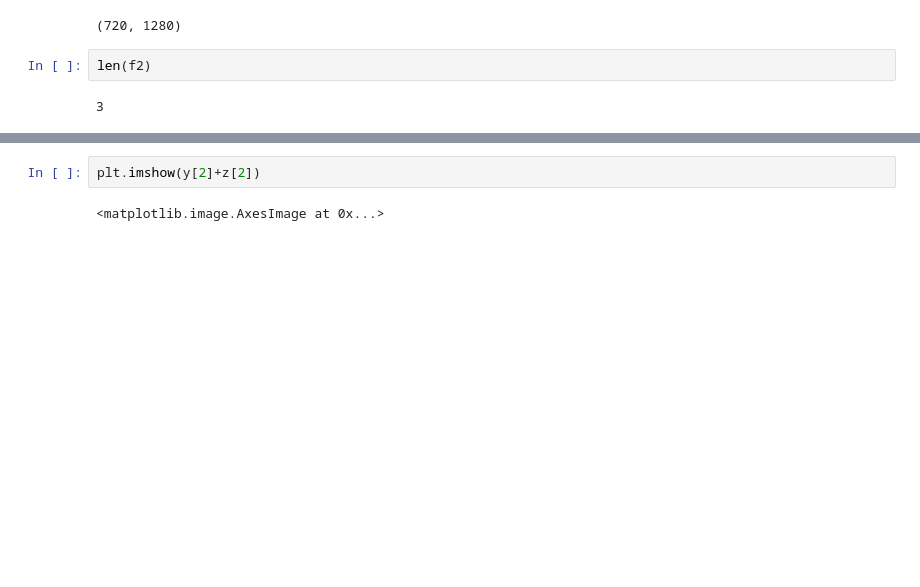
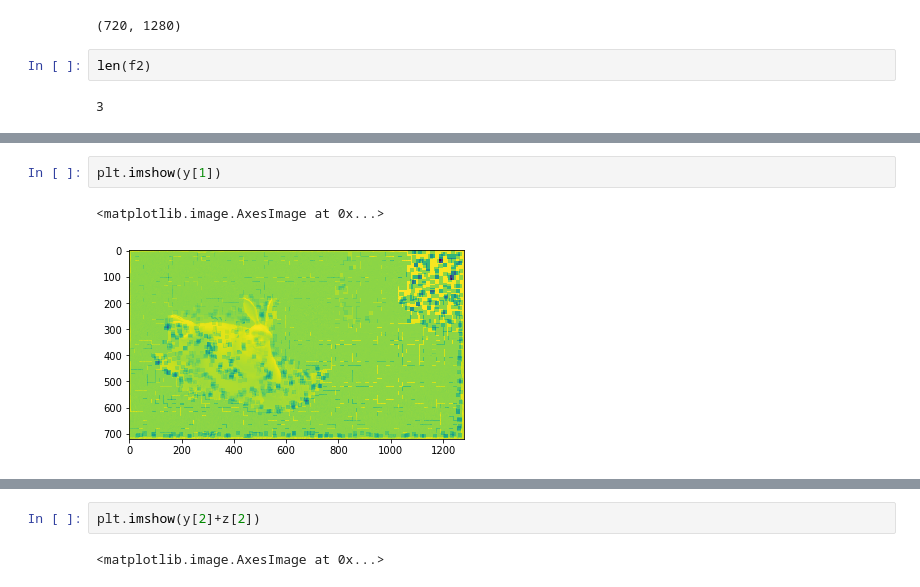
Before and after one commit to melsayed-7/H.264-implementation, a Jupyter notebook: motion_estimation_test.ipynb, the cells around one changed output, grey strips where cells are left out. Saved outputs shown, nothing was run; the diff lists cells and outputs as text; blank space fills up the shorter version.

```diff
--- a/motion_estimation_test.ipynb
+++ b/motion_estimation_test.ipynb
@@ -220,0 +232,5 @@ for i in range(len(f2)):
+# %%
+plt.imshow(y[1])
+# %% [output]
+<matplotlib.image.AxesImage at 0x...>
+[figure, added]
```
Also changed, not shown: parts of 10 cells of this notebook.
